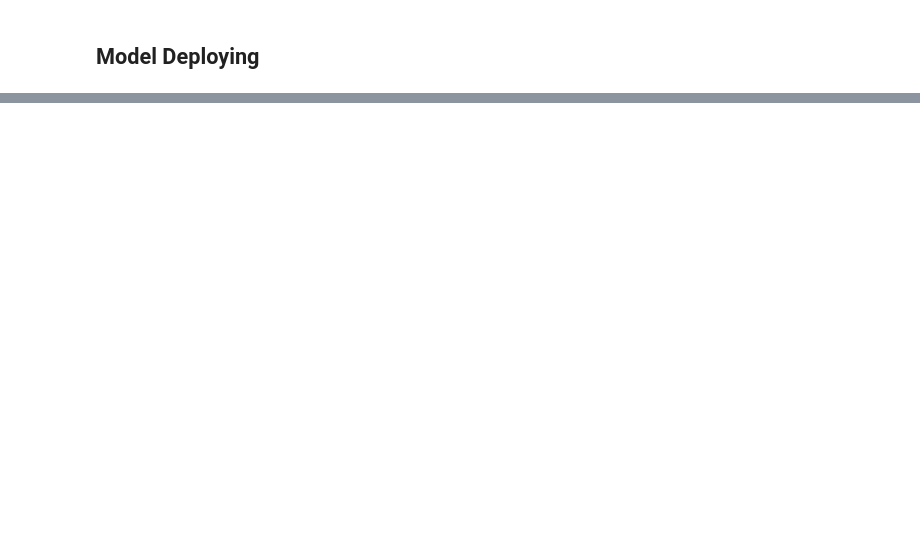
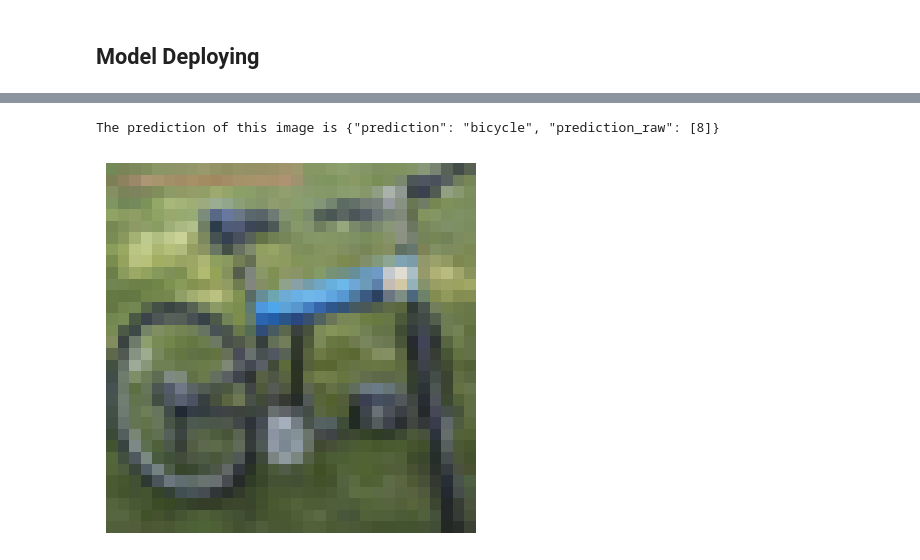
Before and after one commit to wanghongran2023/AWS_ML_finetuning, a Jupyter notebook: train_and_deploy.ipynb, the cells around one changed output, grey strips where cells are left out. Drawn from its saved outputs; the diff is of its cells as text; code cells hidden in the pictures; blank space fills up the shorter version.

```diff
--- a/train_and_deploy.ipynb
+++ b/train_and_deploy.ipynb
@@ -422,9 +400,30 @@ ClientError: An error occurred (404) when calling the HeadObject operation: Not
 # %%
-# TODO: Run an prediction on the endpoint
+# Run an prediction on the endpoint
+sagemaker_runtime = boto3.client('sagemaker-runtime')
 s3_client = boto3.client('s3')
-image_data = (s3_client.get_object(Bucket=bucket_name, Key=object_key))['Body'].read()
+image_data = (s3_client.get_object(Bucket=default_bucket, Key="test/bike_s_000457.png"))['Body'].read()
+
+payload = {
+    "image": base64.b64encode(image_data).decode('utf-8')
+}
+payload_json = json.dumps(payload)
+response = sagemaker_runtime.invoke_endpoint(
+    EndpointName=predictor.endpoint_name,
+    ContentType='application/json',
+    Body=payload_json
+)
+response_body = response['Body'].read().decode('utf-8')
+
+print(f"The prediction of this image is {response_body}")
 image = Image.open(io.BytesIO(image_data)).convert('RGB')
-response = predictor.predict(image)
+# %% [output]
+The prediction of this image is {"prediction": "bicycle", "prediction_raw": [8]}
+# %%
+plt.imshow(image)
+plt.axis('off')
+plt.show()
+# %% [output]
+[figure, added]
 # %%
 # TODO: Remember to shutdown/delete your endpoint once your work is done
 predictor.delete_endpoint()
```
Also changed, not shown: parts of 26 cells of this notebook, 4 other files.
